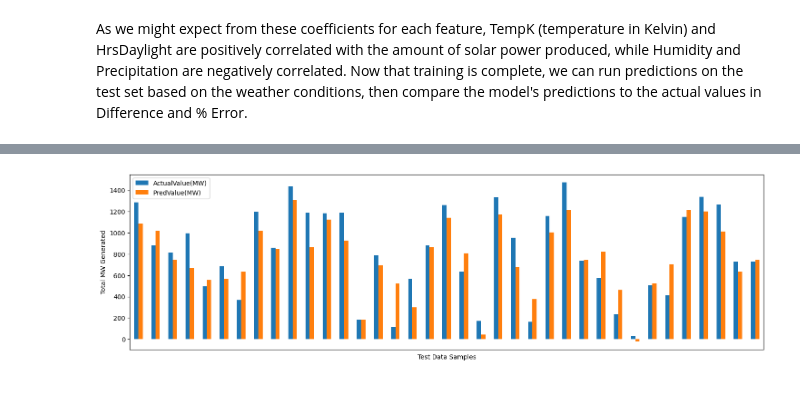
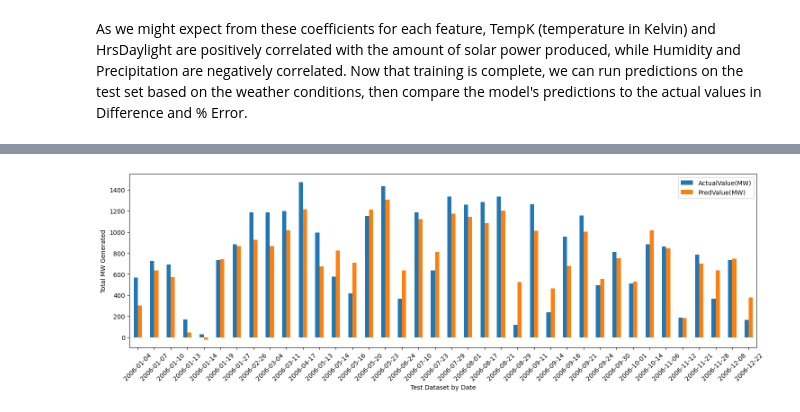
Before and after one commit to Tareq62/solar_panel_model, a Jupyter notebook: solar_regression.ipynb, the cells around one changed output, grey strips where cells are left out. Saved outputs shown, nothing was run; the diff lists cells and outputs as text; code cells hidden in the pictures.

Commit message:
Added Date labels to final plot

```diff
--- a/solar_regression.ipynb
+++ b/solar_regression.ipynb
@@ -124,6 +131,10 @@ print(predict_df)
 # %%
-predict_df.plot(x='Difference', y=['ActualValue(MW)', 'PredValue(MW)'], xlabel='Test Data Samples', ylabel='Total MW Generated', kind="bar", rot=0)
-plt.gca().xaxis.set_major_locator(plt.NullLocator())
+merge_test_df = predict_df.merge(merge_df,
+                  left_on='ActualValue(MW)', right_on='Power(MW)', how='left')
+merge_test_df.sort_values(by=['Date'], inplace=True)
+merge_test_df = merge_test_df.reset_index(drop=True)
+
+merge_test_df.plot(x='Date', y=['ActualValue(MW)', 'PredValue(MW)'], xlabel='Test Dataset by Date', ylabel='Total MW Generated', kind="bar", rot=45)
 plt.gcf().set_size_inches(18, 5)
 # %% [output]
-[figure, old version]
+[figure, new version]
```
Also changed, not shown: parts of 2 cells of this notebook.
